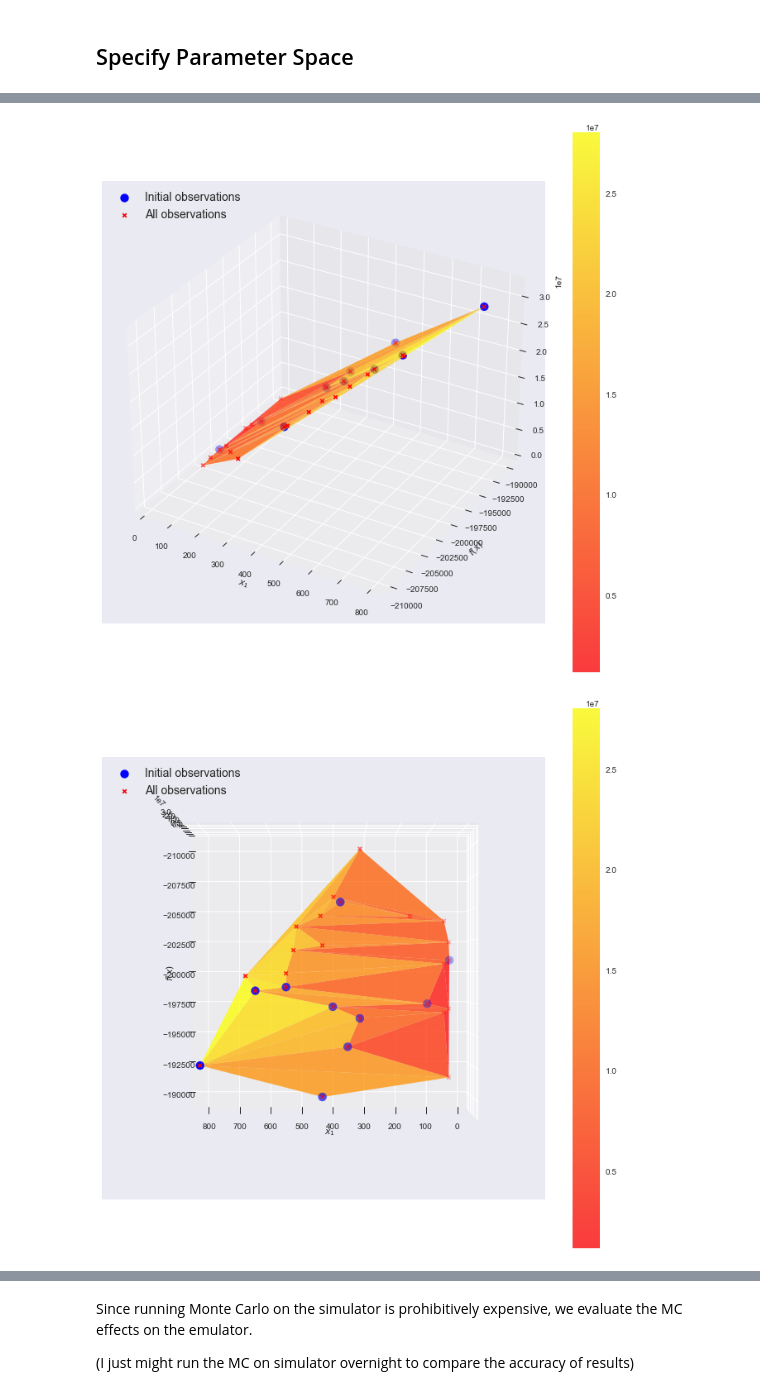
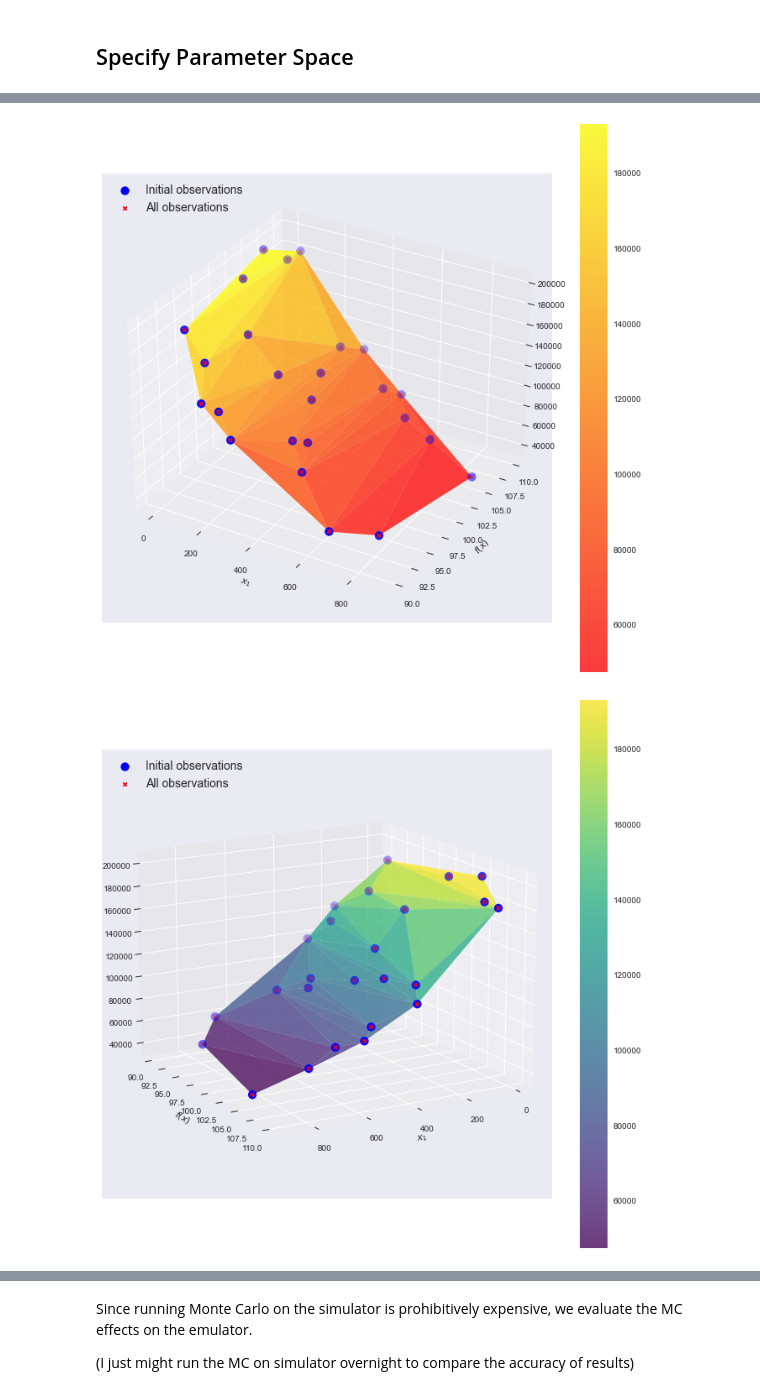
Before and after one commit to amzn/supply-chain-simulation-environment, a Jupyter notebook: src/bayesian_optimization/sens_analysis_extended.ipynb, the cells around one changed output, grey strips where cells are left out. Saved outputs shown, nothing was run; the diff lists cells and outputs as text; code cells hidden in the pictures.

```diff
--- a/src/bayesian_optimization/sens_analysis_extended.ipynb
+++ b/src/bayesian_optimization/sens_analysis_extended.ipynb
@@ -81,7 +81,7 @@ def invoke_miniscot(x):
     """
 
     kwargs = {
-        'time_horizon': 336*1,
+        'time_horizon': 336,
         'num_batteries': int(x[0])
     }
 
@@ -136,7 +136,7 @@ def f_multiprocess(X):
     """
 
     # Set to None to use all available CPU
-    max_pool = None
+    max_pool = 4
     with Pool(max_pool) as p:
         Y = list(
             tqdm(
@@ -188,8 +188,8 @@ min_battery_capacity = 90
 max_battery_capacity = 110
 
 # units in £/
-min_battery_penalty = DEFAULT_RUN_PARAMETERS.battery_penalty - 10000
-max_battery_penalty = DEFAULT_RUN_PARAMETERS.battery_penalty + 10000
+min_battery_penalty = DEFAULT_RUN_PARAMETERS.battery_penalty - 100000
+max_battery_penalty = DEFAULT_RUN_PARAMETERS.battery_penalty + 200000
 
 num_data_points = 10
 
@@ -247,7 +247,7 @@ plot_reward(X, Y, parameter_space.parameter_names)
 # %%
 # Kernel Specification; specify active dimensions
-kr = GPy.kern.RBF(input_dim=X.shape[1]-1, active_dims=[0], ARD=True)  # exclude time dim
-kb = GPy.kern.Bias(input_dim=X.shape[1]-1, active_dims=[0])
+kr = GPy.kern.RBF(input_dim=X.shape[1], active_dims=[0, 1], ARD=True)  # exclude time dim
+kb = GPy.kern.Bias(input_dim=X.shape[1], active_dims=[0, 1])
 kernel = kr+kb
 
 # Some prior distributions for model parameters
@@ -386,27 +360,27 @@ ax.set_ylabel(r"$f(x)$")
 ax.grid(True)
 plt.show()
 # %% [output]
-[figure, old version]
+[figure, new version]
 # %%
 plt.style.use('seaborn')
 fig = plt.figure(figsize=(12, 12))
 ax = plt.axes(projection='3d')
 
 im = ax.plot_trisurf(new_X[:, 0].flatten(), new_X[:, 1].flatten(
-), new_Y.flatten(), cmap=cm.get_cmap('autumn'), alpha=0.75)
+), new_Y.flatten(), cmap=cm.get_cmap('viridis'), alpha=0.75)
 fig.colorbar(im)
 
 ax.scatter(X[:, 0].flatten(), X[:, 1].flatten(), Y.flatten(),
            s=100, marker="o", color="b", label="Initial observations")
 ax.scatter(new_X[:, 0].flatten(), new_X[:, 1].flatten(),
            new_Y.flatten(), marker="x", color="r", label="All observations")
 
 ax.legend(loc=2, prop={'size': 14})
 ax.set_xlabel(r"$x_1$")
 ax.set_ylabel(r"$x_2$")
 ax.set_ylabel(r"$f(x)$")
 ax.grid(True)
-ax.view_init(90, 90)
+ax.view_init(15, 60)
 plt.show()
 # %% [output]
-[figure, old version]
+[figure, new version]
```
Also changed, not shown: parts of 21 cells of this notebook, 5 other files.
